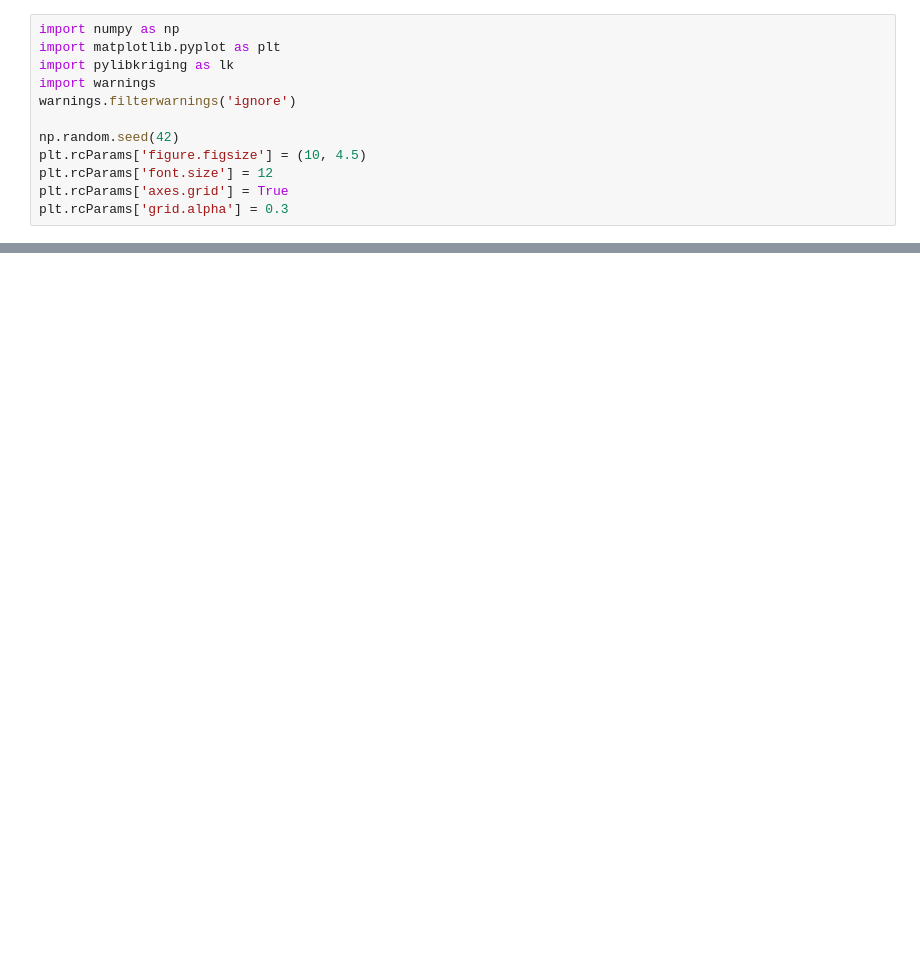
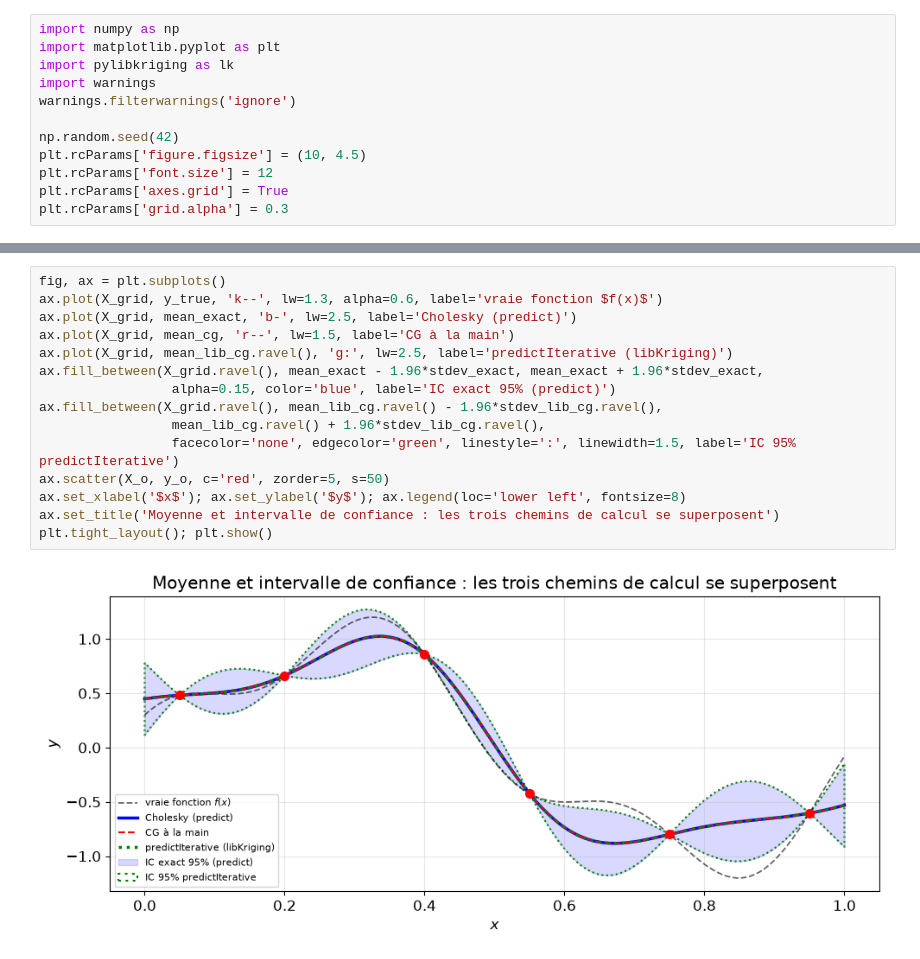
Before and after one commit to libKriging/libKriging, a Jupyter notebook: docs/math/predictiterative_vs_cholesky.ipynb, the cells around one changed output, grey strips where cells are left out. Cells and saved outputs as stored; diff of their text form; blank space fills up the shorter version.

```diff
--- a/docs/math/predictiterative_vs_cholesky.ipynb
+++ b/docs/math/predictiterative_vs_cholesky.ipynb
@@ -494,0 +352,17 @@ On this 6-point running example, all three computational paths (manual Cholesky,
+# %%
+fig, ax = plt.subplots()
+ax.plot(X_grid, y_true, 'k--', lw=1.3, alpha=0.6, label='vraie fonction $f(x)$')
+ax.plot(X_grid, mean_exact, 'b-', lw=2.5, label='Cholesky (predict)')
+ax.plot(X_grid, mean_cg, 'r--', lw=1.5, label='CG à la main')
+ax.plot(X_grid, mean_lib_cg.ravel(), 'g:', lw=2.5, label='predictIterative (libKriging)')
+ax.fill_between(X_grid.ravel(), mean_exact - 1.96*stdev_exact, mean_exact + 1.96*stdev_exact,
+                 alpha=0.15, color='blue', label='IC exact 95% (predict)')
+ax.fill_between(X_grid.ravel(), mean_lib_cg.ravel() - 1.96*stdev_lib_cg.ravel(),
+                 mean_lib_cg.ravel() + 1.96*stdev_lib_cg.ravel(),
+                 facecolor='none', edgecolor='green', linestyle=':', linewidth=1.5, label='IC 95% predictIterative')
+ax.scatter(X_o, y_o, c='red', zorder=5, s=50)
+ax.set_xlabel('$x$'); ax.set_ylabel('$y$'); ax.legend(loc='lower left', fontsize=8)
+ax.set_title('Moyenne et intervalle de confiance : les trois chemins de calcul se superposent')
+plt.tight_layout(); plt.show()
+# %% [output]
+[figure, added]
```
Also changed, not shown: parts of 53 cells of this notebook.
